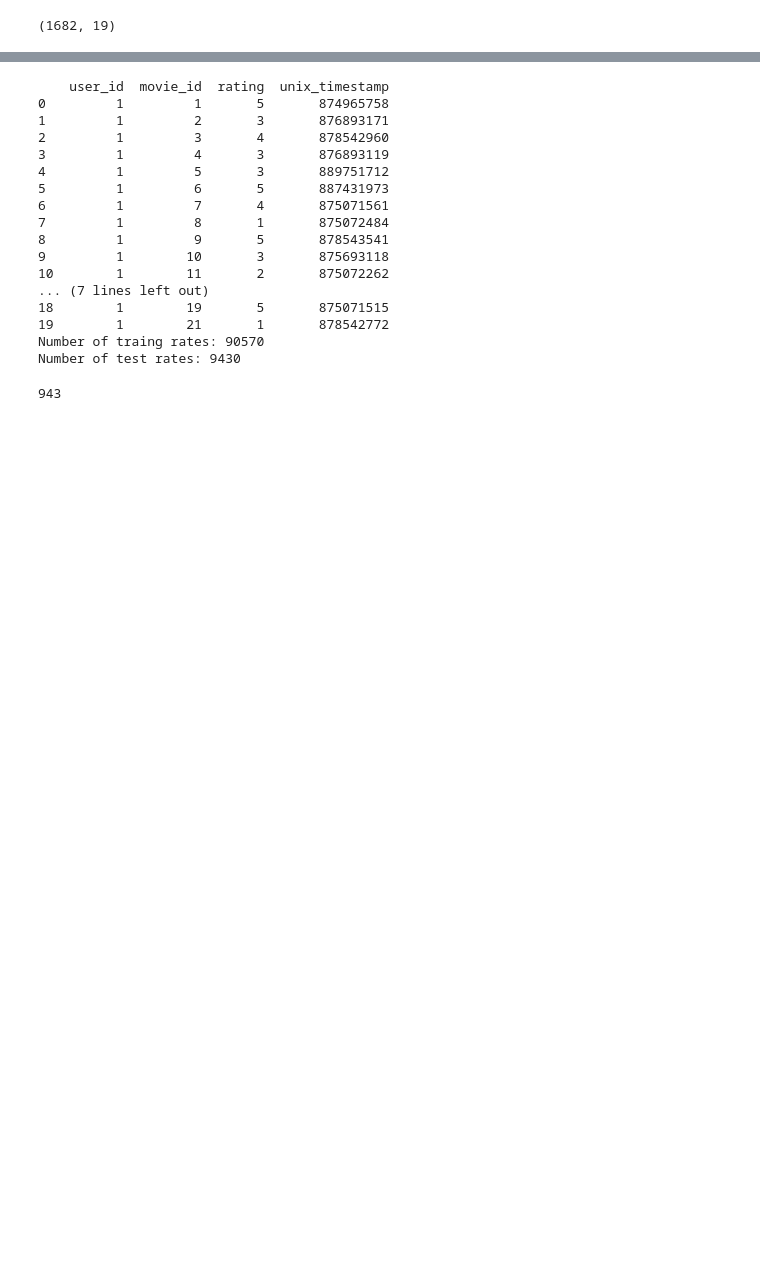
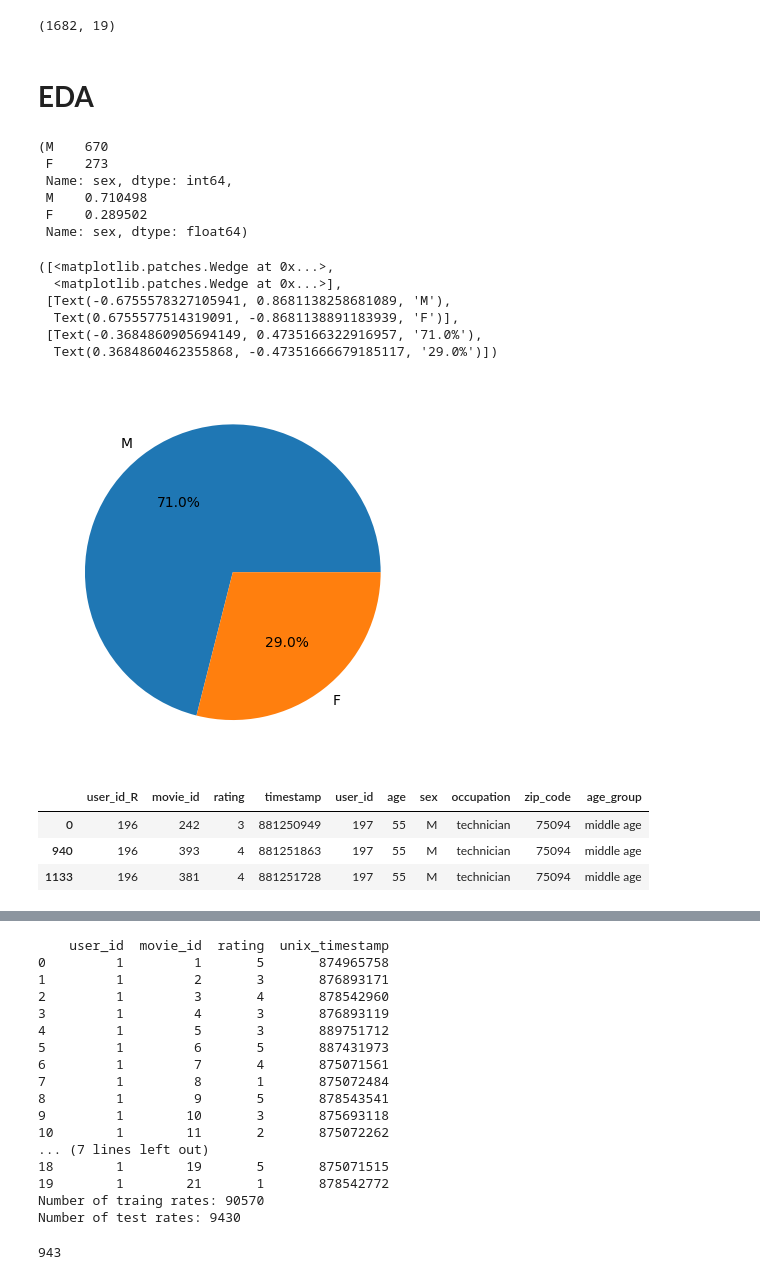
Before and after one commit to yunong-E/cp2-Recommendation-System, a Jupyter notebook: cp2.ipynb, the cells around one changed output, grey strips where cells are left out. Drawn from its saved outputs; the diff is of its cells as text; code cells hidden in the pictures; blank space fills up the shorter version.

```diff
--- a/cp2.ipynb
+++ b/cp2.ipynb
@@ -439,3 +296,26 @@ X_train_counts = xitem[:, -19:]
 print(X_train_counts.shape)
 # %% [output]
 (1682, 19)
+# %% [markdown]
+# **EDA**
+# %%
+users['sex'].value_counts(), users['sex'].value_counts(normalize=True)
+# %% [output]
+(M    670
+ F    273
+ Name: sex, dtype: int64,
+ M    0.710498
+ F    0.289502
+ Name: sex, dtype: float64)
+# %%
+# 성별 파이챠트 - 남성의 비율이 압도적으로 높음을 알 수 있다.
+labels = ['M', 'F']
+plt.pie(users['sex'].value_counts(normalize=True), labels=labels, autopct='%.1f%%')
+# %% [output]
+([<matplotlib.patches.Wedge at 0x...>,
+  <matplotlib.patches.Wedge at 0x...>],
+ [Text(-0.6755578327105941, 0.8681138258681089, 'M'),
+  Text(0.6755577514319091, -0.8681138891183939, 'F')],
+ [Text(-0.3684860905694149, 0.4735166322916957, '71.0%'),
+  Text(0.3684860462355868, -0.47351666679185117, '29.0%')])
+[figure, added]
@@ -441,0 +327,7 @@ print(X_train_counts.shape)
+# %%
+rating_user_df.head(3)
+# %% [output]
+|  | user_id_R | movie_id | rating | timestamp | user_id | age | sex | occupation | zip_code | age_group |
+| 0 | 196 | 242 | 3 | 881250949 | 197 | 55 | M | technician | 75094 | middle age |
+| 940 | 196 | 393 | 4 | 881251863 | 197 | 55 | M | technician | 75094 | middle age |
+| 1133 | 196 | 381 | 4 | 881251728 | 197 | 55 | M | technician | 75094 | middle age |
```
Also changed, not shown: parts of 113 cells of this notebook.
